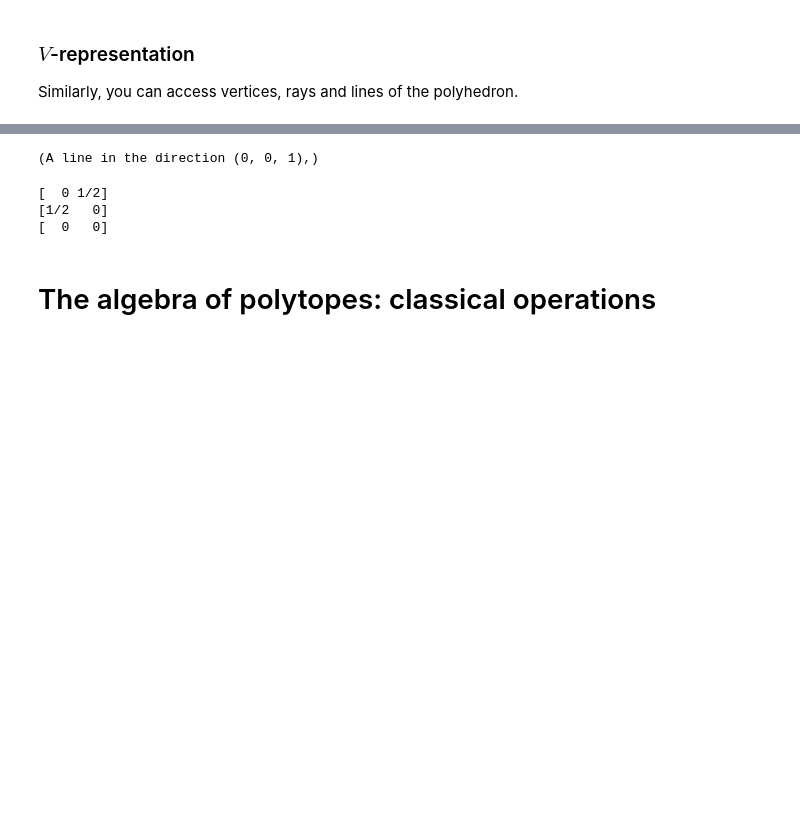
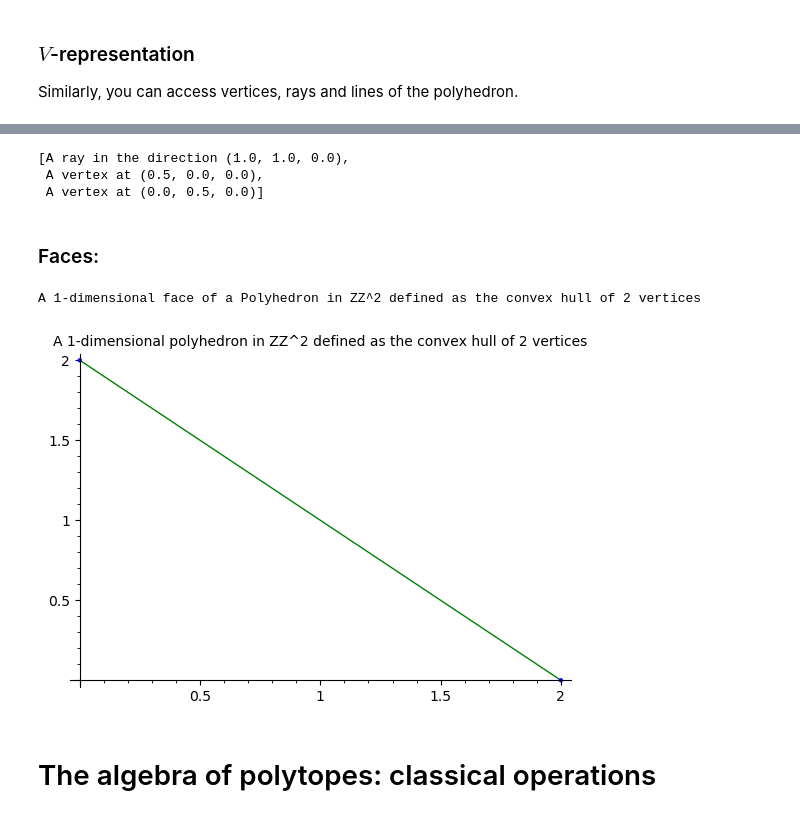
Before and after one commit to jplab/SageDays109, a Jupyter notebook: PolyhedralGeometry.ipynb, the cells around one changed output, grey strips where cells are left out. Drawn from its saved outputs; the diff is of its cells as text; code cells hidden in the pictures; blank space fills up the shorter version.

```diff
--- a/PolyhedralGeometry.ipynb
+++ b/PolyhedralGeometry.ipynb
@@ -172,13 +124,19 @@ P2.rays()
-# %%
-P2.lines()
-# %% [output]
-(A line in the direction (0, 0, 1),)
-# %%
- P2.vertices_matrix()
-# %% [output]
-[  0 1/2]
-[1/2   0]
-[  0   0]
+# %%
+list(L.neighbors())
+# %% [output]
+[A ray in the direction (1.0, 1.0, 0.0),
+ A vertex at (0.5, 0.0, 0.0),
+ A vertex at (0.0, 0.5, 0.0)]
+# %% [markdown]
+### Faces:
+# %%
+aface = P1.faces(1)[1];aface
+# %% [output]
+A 1-dimensional face of a Polyhedron in ZZ^2 defined as the convex hull of 2 vertices
+# %%
+aface.
+# %% [output]
+[figure, added]
 # %% [markdown]
 # The algebra of polytopes: classical operations
 # %% [markdown]
```
Also changed, not shown: parts of 103 cells of this notebook, 1 other file.
